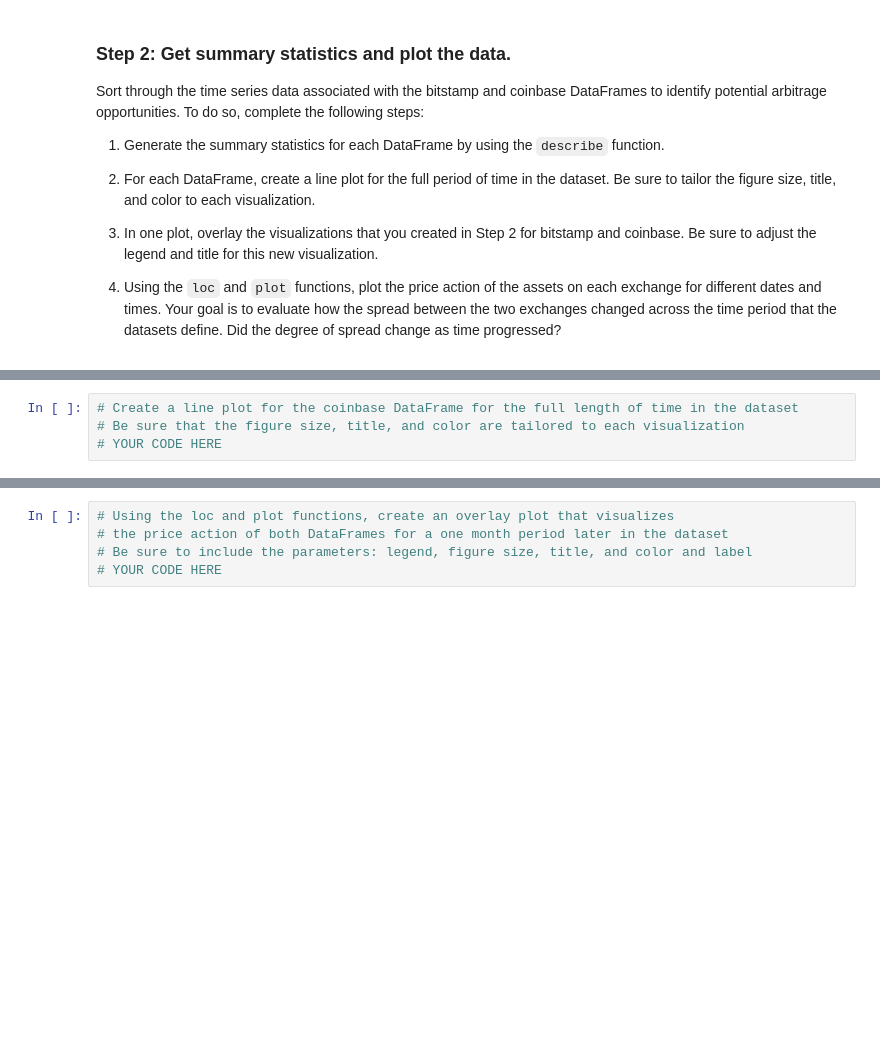
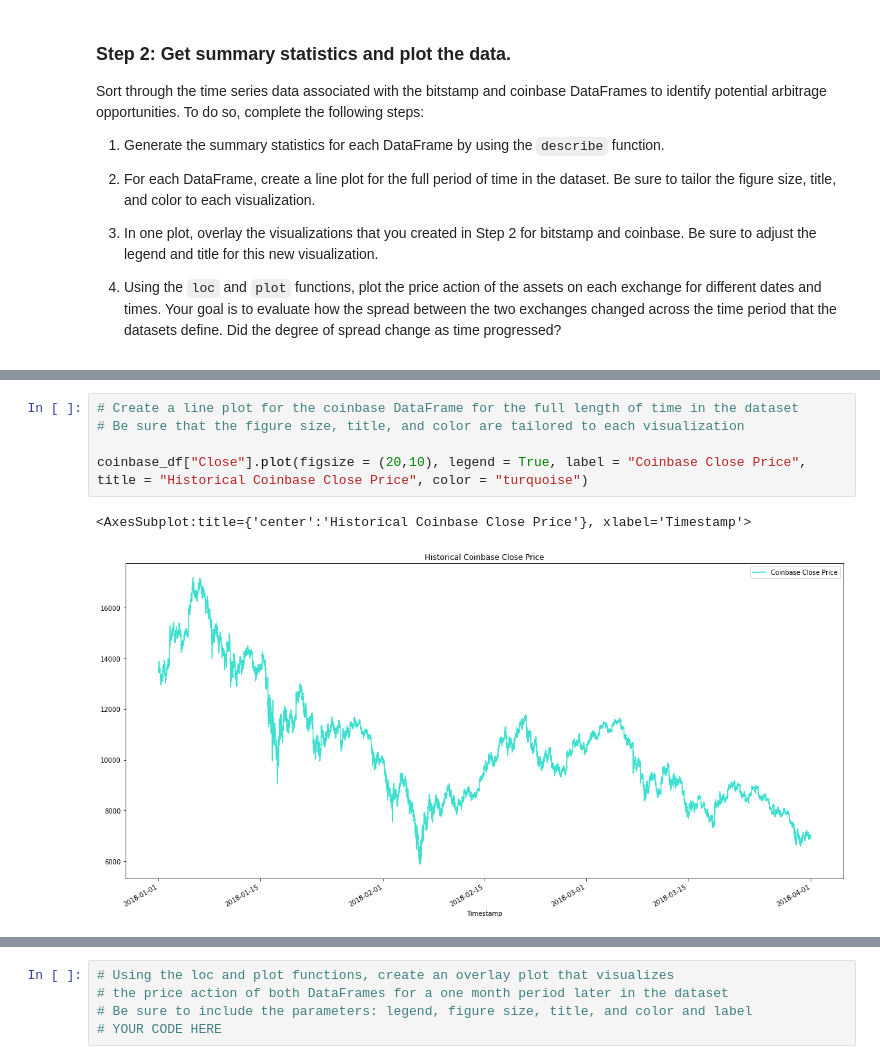
Before and after one commit to aaron-elliott/Challenge_3, a Jupyter notebook: crypto_arbitrage.ipynb, the cells around one changed output, grey strips where cells are left out. Cells and saved outputs as stored; diff of their text form; blank space fills up the shorter version.

```diff
--- a/crypto_arbitrage.ipynb
+++ b/crypto_arbitrage.ipynb
@@ -240,7 +264,11 @@ coinbase_df.describe()
 # %%
 # Create a line plot for the coinbase DataFrame for the full length of time in the dataset
 # Be sure that the figure size, title, and color are tailored to each visualization
-# YOUR CODE HERE
+
+coinbase_df["Close"].plot(figsize = (20,10), legend = True, label = "Coinbase Close Price", title = "Historical Coinbase Close Price", color = "turquoise")
+# %% [output]
+<AxesSubplot:title={'center':'Historical Coinbase Close Price'}, xlabel='Timestamp'>
+[figure, added]
 # %%
 # Overlay the visualizations for the bitstamp and coinbase DataFrames in one plot
 # The plot should visualize the prices over the full lenth of the dataset
```
Also changed, not shown: parts of 5 cells of this notebook.
